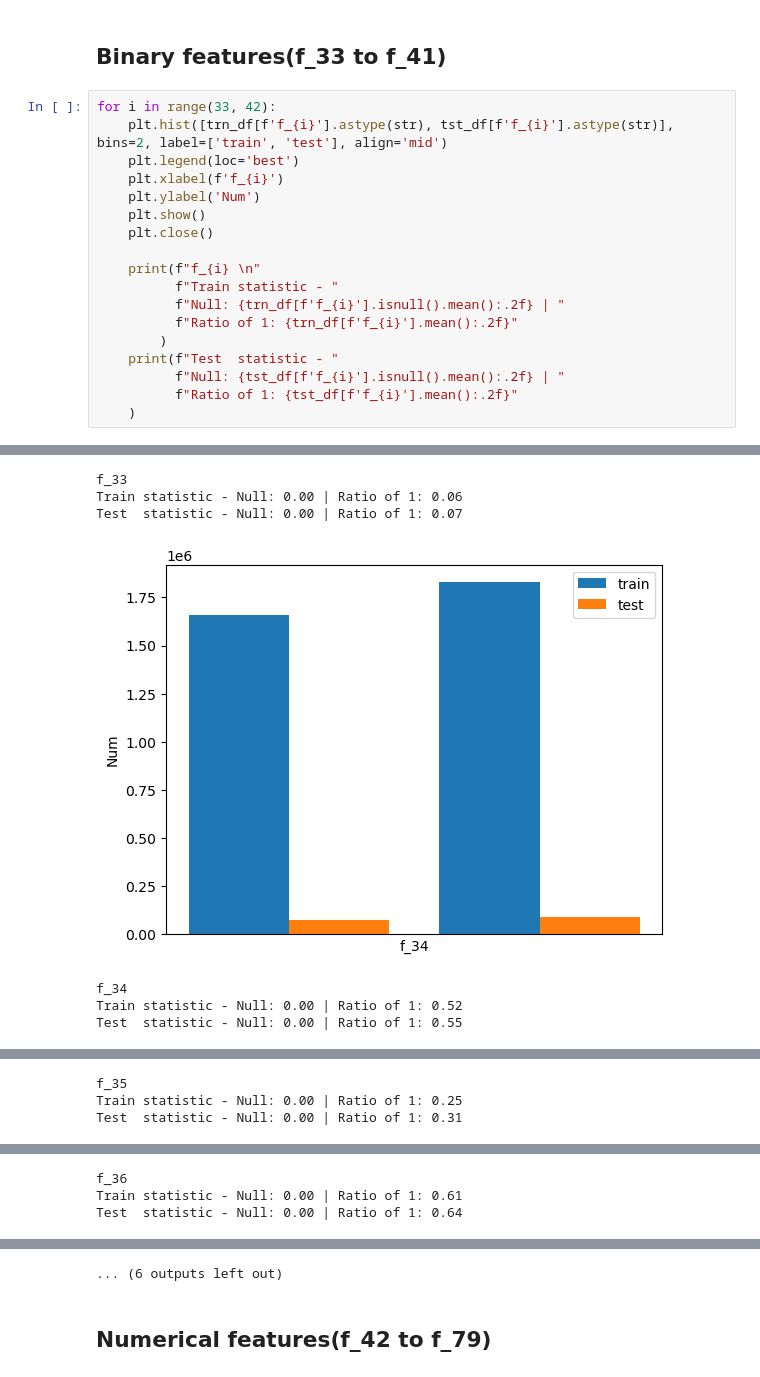
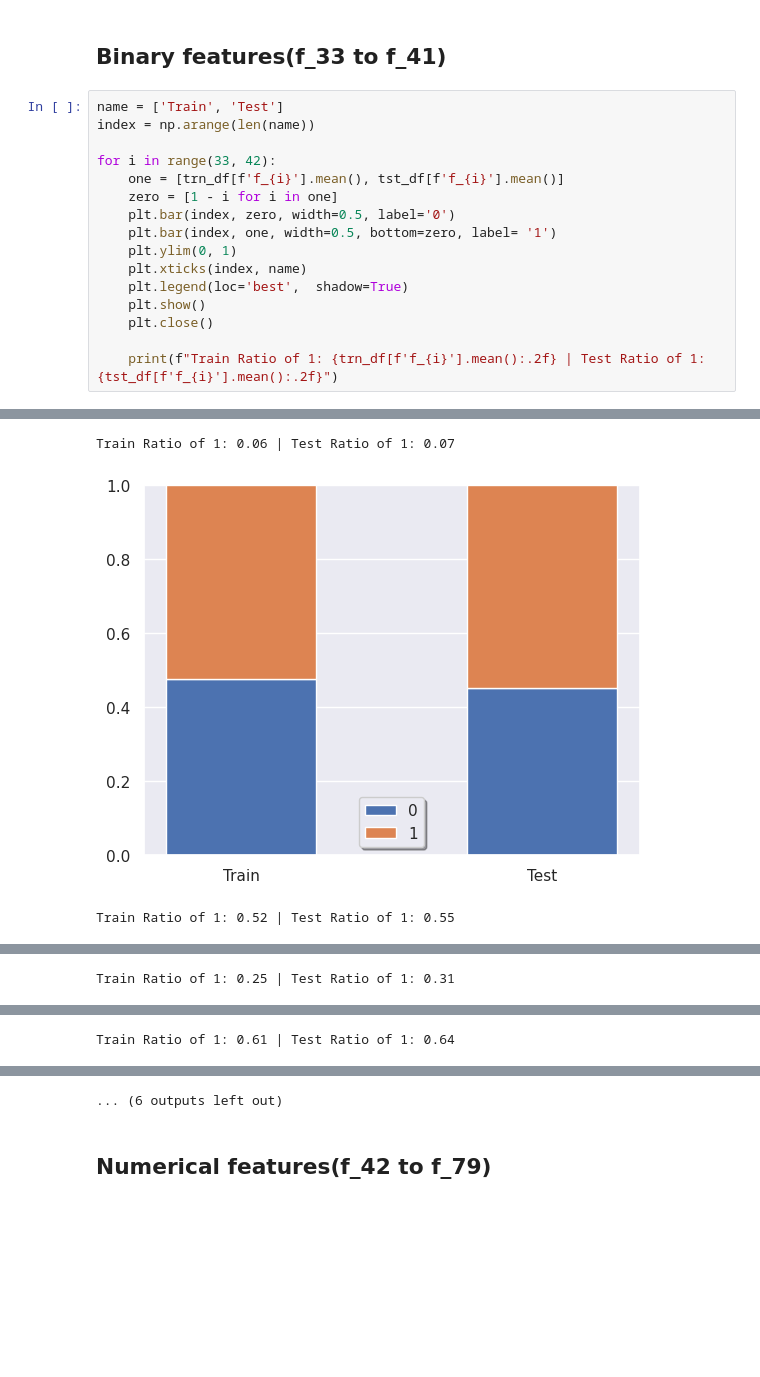
Before and after one commit to pepsi2222/RecSys-Challenge-23, a Jupyter notebook: analyze/feature.ipynb, the cells around one changed output, grey strips where cells are left out. Drawn from its saved outputs; the diff is of its cells as text; blank space fills up the shorter version.

```diff
--- a/analyze/feature.ipynb
+++ b/analyze/feature.ipynb
@@ -141,21 +159,19 @@ Test  statistic - Null ratio: 0.0 | Unique num: 1
 # %% [markdown]
 ## Binary features(f_33 to f_41)
 # %%
+name = ['Train', 'Test']
+index = np.arange(len(name))
+
 for i in range(33, 42):
-    plt.hist([trn_df[f'f_{i}'].astype(str), tst_df[f'f_{i}'].astype(str)], bins=2, label=['train', 'test'], align='mid')
-    plt.legend(loc='best')
-    plt.xlabel(f'f_{i}')
-    plt.ylabel('Num')
+    one = [trn_df[f'f_{i}'].mean(), tst_df[f'f_{i}'].mean()]
+    zero = [1 - i for i in one]
+    plt.bar(index, zero, width=0.5, label='0')
+    plt.bar(index, one, width=0.5, bottom=zero, label= '1')
+    plt.ylim(0, 1)
+    plt.xticks(index, name)
+    plt.legend(loc='best',  shadow=True)
     plt.show()
     plt.close()
 
-    print(f"f_{i} \n"
-          f"Train statistic - "
-          f"Null: {trn_df[f'f_{i}'].isnull().mean():.2f} | "
-          f"Ratio of 1: {trn_df[f'f_{i}'].mean():.2f}"
-        )
-    print(f"Test  statistic - "
-          f"Null: {tst_df[f'f_{i}'].isnull().mean():.2f} | "
-          f"Ratio of 1: {tst_df[f'f_{i}'].mean():.2f}"
-    )
+    print(f"Train Ratio of 1: {trn_df[f'f_{i}'].mean():.2f} | Test Ratio of 1: {tst_df[f'f_{i}'].mean():.2f}")
 # %% [output]
@@ -163,7 +179,3 @@ for i in range(33, 42):
-f_33
-Train statistic - Null: 0.00 | Ratio of 1: 0.06
-Test  statistic - Null: 0.00 | Ratio of 1: 0.07
+Train Ratio of 1: 0.06 | Test Ratio of 1: 0.07
-[figure, old version]
+[figure, new version]
-f_34
-Train statistic - Null: 0.00 | Ratio of 1: 0.52
-Test  statistic - Null: 0.00 | Ratio of 1: 0.55
+Train Ratio of 1: 0.52 | Test Ratio of 1: 0.55
@@ -171,3 +183 @@ Test  statistic - Null: 0.00 | Ratio of 1: 0.55
-f_35
-Train statistic - Null: 0.00 | Ratio of 1: 0.25
-Test  statistic - Null: 0.00 | Ratio of 1: 0.31
+Train Ratio of 1: 0.25 | Test Ratio of 1: 0.31
@@ -175,3 +185 @@ Test  statistic - Null: 0.00 | Ratio of 1: 0.31
-f_36
-Train statistic - Null: 0.00 | Ratio of 1: 0.61
-Test  statistic - Null: 0.00 | Ratio of 1: 0.64
+Train Ratio of 1: 0.61 | Test Ratio of 1: 0.64
```
Also changed, not shown: parts of 10 cells of this notebook, 6 other files.
